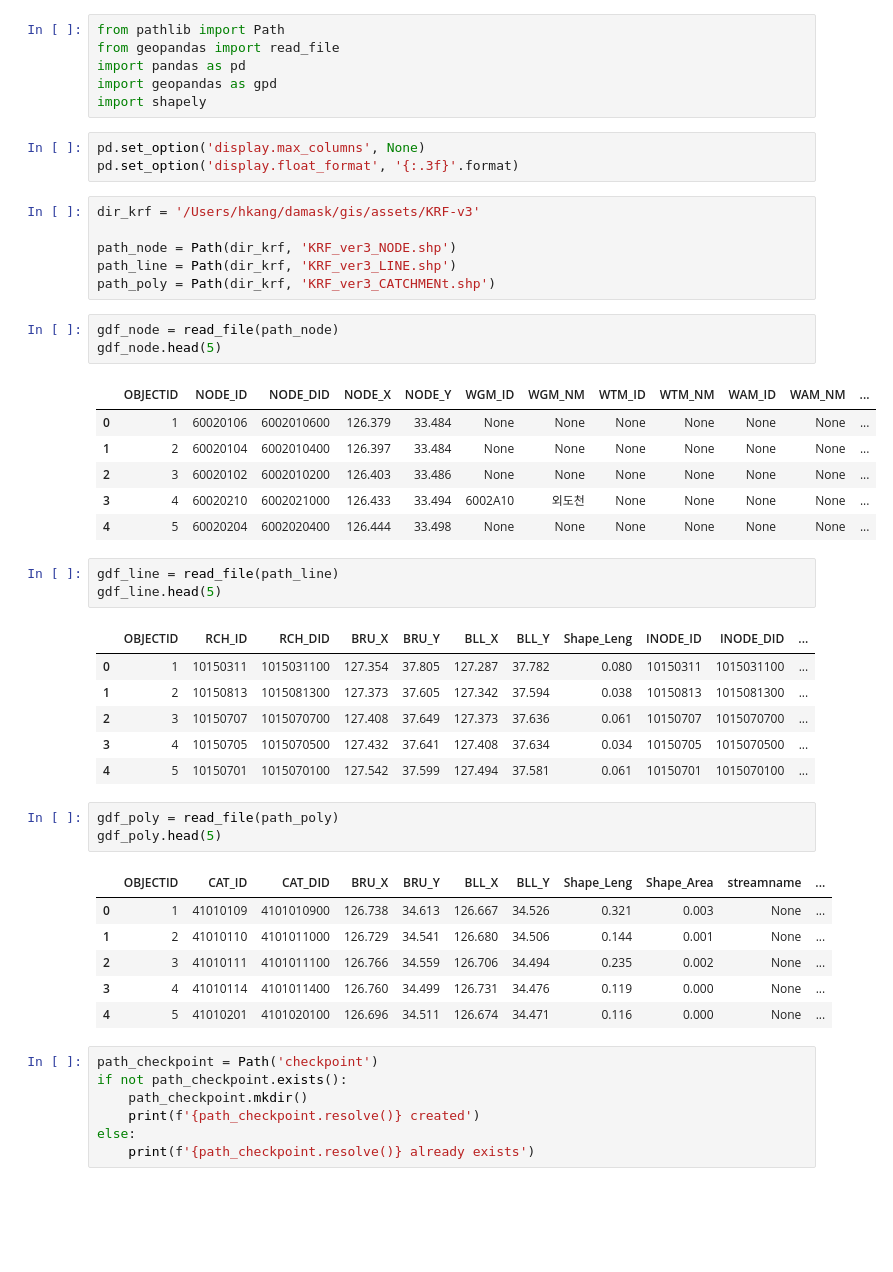
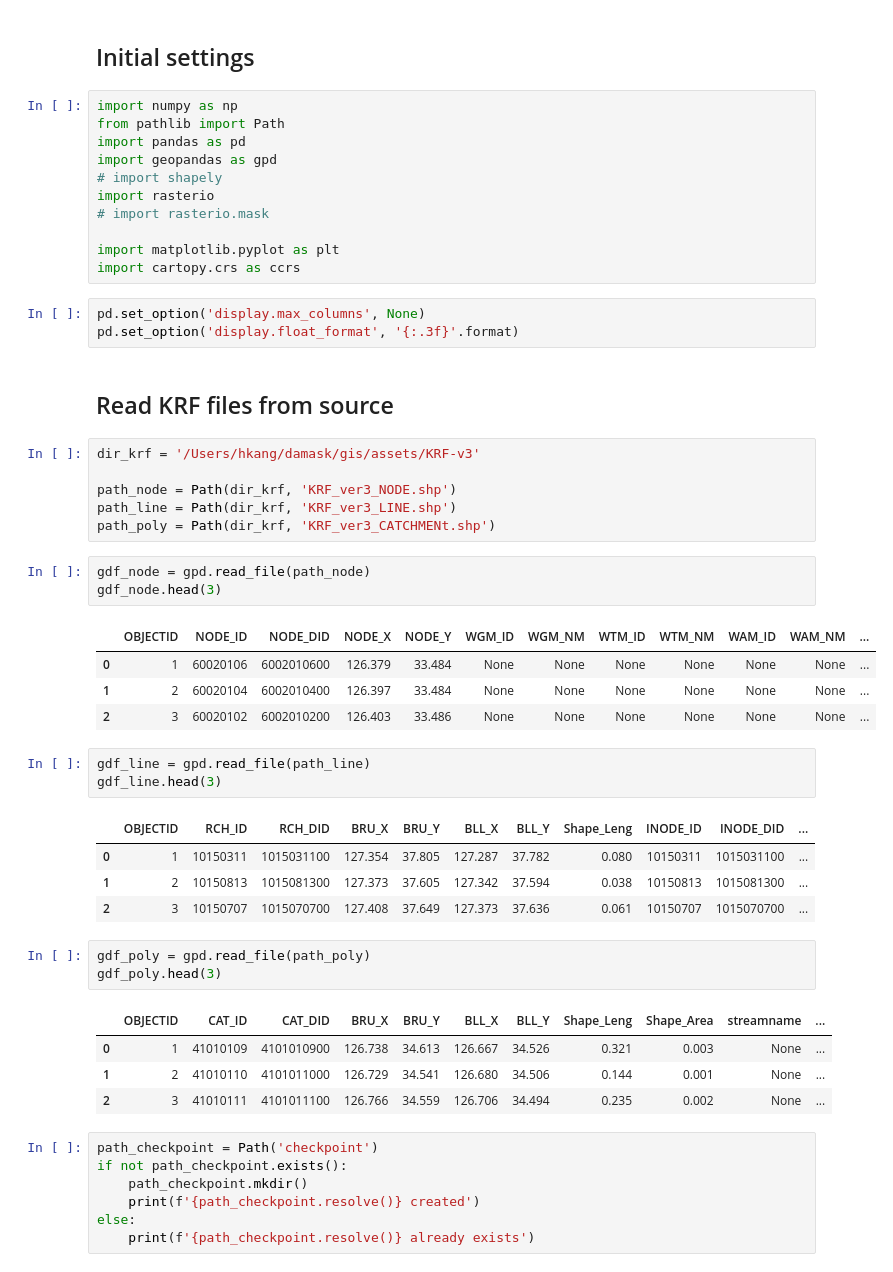
Before and after one commit to balmdui/pj-stations, a Jupyter notebook: 01_read_krf.ipynb, the cells around one changed output. Drawn from its saved outputs; the diff is of its cells as text; blank space fills up the shorter version.

```diff
--- a/01_read_krf.ipynb
+++ b/01_read_krf.ipynb
@@ -1,12 +4,21 @@
+# %% [markdown]
+## Initial settings
 # %%
+import numpy as np
 from pathlib import Path
-from geopandas import read_file
 import pandas as pd
 import geopandas as gpd
-import shapely
+# import shapely
+import rasterio
+# import rasterio.mask
+
+import matplotlib.pyplot as plt
+import cartopy.crs as ccrs
 # %%
 pd.set_option('display.max_columns', None)
 pd.set_option('display.float_format', '{:.3f}'.format)
+# %% [markdown]
+## Read KRF files from source
 # %%
 dir_krf = '/Users/hkang/damask/gis/assets/KRF-v3'
 
@@ -14,35 +26,29 @@ path_node = Path(dir_krf, 'KRF_ver3_NODE.shp')
 path_line = Path(dir_krf, 'KRF_ver3_LINE.shp')
 path_poly = Path(dir_krf, 'KRF_ver3_CATCHMENt.shp')
 # %%
-gdf_node = read_file(path_node)
-gdf_node.head(5)
+gdf_node = gpd.read_file(path_node)
+gdf_node.head(3)
 # %% [output]
 |  | OBJECTID | NODE_ID | NODE_DID | NODE_X | NODE_Y | WGM_ID | WGM_NM | WTM_ID | WTM_NM | WAM_ID | WAM_NM | ... |
 | 0 | 1 | 60020106 | 6002010600 | 126.379 | 33.484 | None | None | None | None | None | None | ... |
 | 1 | 2 | 60020104 | 6002010400 | 126.397 | 33.484 | None | None | None | None | None | None | ... |
 | 2 | 3 | 60020102 | 6002010200 | 126.403 | 33.486 | None | None | None | None | None | None | ... |
-| 3 | 4 | 60020210 | 6002021000 | 126.433 | 33.494 | 6002A10 | 외도천 | None | None | None | None | ... |
-| 4 | 5 | 60020204 | 6002020400 | 126.444 | 33.498 | None | None | None | None | None | None | ... |
 # %%
-gdf_line = read_file(path_line)
-gdf_line.head(5)
+gdf_line = gpd.read_file(path_line)
+gdf_line.head(3)
 # %% [output]
 |  | OBJECTID | RCH_ID | RCH_DID | BRU_X | BRU_Y | BLL_X | BLL_Y | Shape_Leng | INODE_ID | INODE_DID | ... |
 | 0 | 1 | 10150311 | 1015031100 | 127.354 | 37.805 | 127.287 | 37.782 | 0.080 | 10150311 | 1015031100 | ... |
 | 1 | 2 | 10150813 | 1015081300 | 127.373 | 37.605 | 127.342 | 37.594 | 0.038 | 10150813 | 1015081300 | ... |
 | 2 | 3 | 10150707 | 1015070700 | 127.408 | 37.649 | 127.373 | 37.636 | 0.061 | 10150707 | 1015070700 | ... |
-| 3 | 4 | 10150705 | 1015070500 | 127.432 | 37.641 | 127.408 | 37.634 | 0.034 | 10150705 | 1015070500 | ... |
-| 4 | 5 | 10150701 | 1015070100 | 127.542 | 37.599 | 127.494 | 37.581 | 0.061 | 10150701 | 1015070100 | ... |
 # %%
-gdf_poly = read_file(path_poly)
-gdf_poly.head(5)
+gdf_poly = gpd.read_file(path_poly)
+gdf_poly.head(3)
 # %% [output]
 |  | OBJECTID | CAT_ID | CAT_DID | BRU_X | BRU_Y | BLL_X | BLL_Y | Shape_Leng | Shape_Area | streamname | ... |
 | 0 | 1 | 41010109 | 4101010900 | 126.738 | 34.613 | 126.667 | 34.526 | 0.321 | 0.003 | None | ... |
 | 1 | 2 | 41010110 | 4101011000 | 126.729 | 34.541 | 126.680 | 34.506 | 0.144 | 0.001 | None | ... |
 | 2 | 3 | 41010111 | 4101011100 | 126.766 | 34.559 | 126.706 | 34.494 | 0.235 | 0.002 | None | ... |
-| 3 | 4 | 41010114 | 4101011400 | 126.760 | 34.499 | 126.731 | 34.476 | 0.119 | 0.000 | None | ... |
-| 4 | 5 | 41010201 | 4101020100 | 126.696 | 34.511 | 126.674 | 34.471 | 0.116 | 0.000 | None | ... |
 # %%
 path_checkpoint = Path('checkpoint')
 if not path_checkpoint.exists():
```
Also changed, not shown: parts of 13 cells of this notebook, 8 other files.
